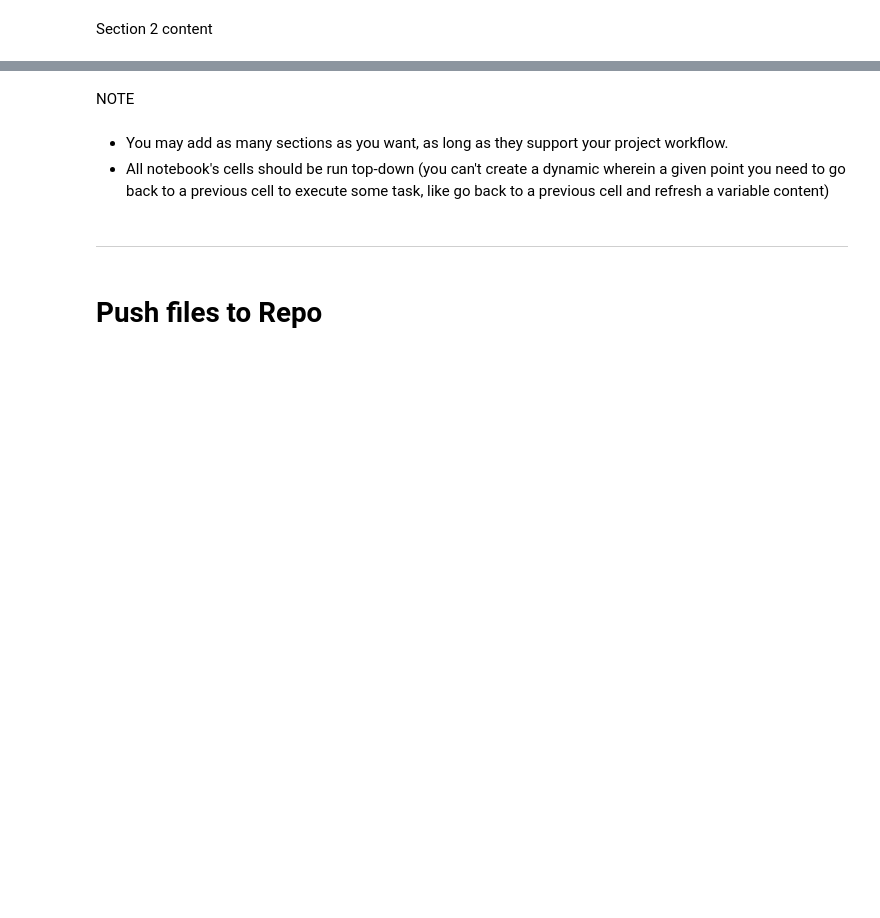
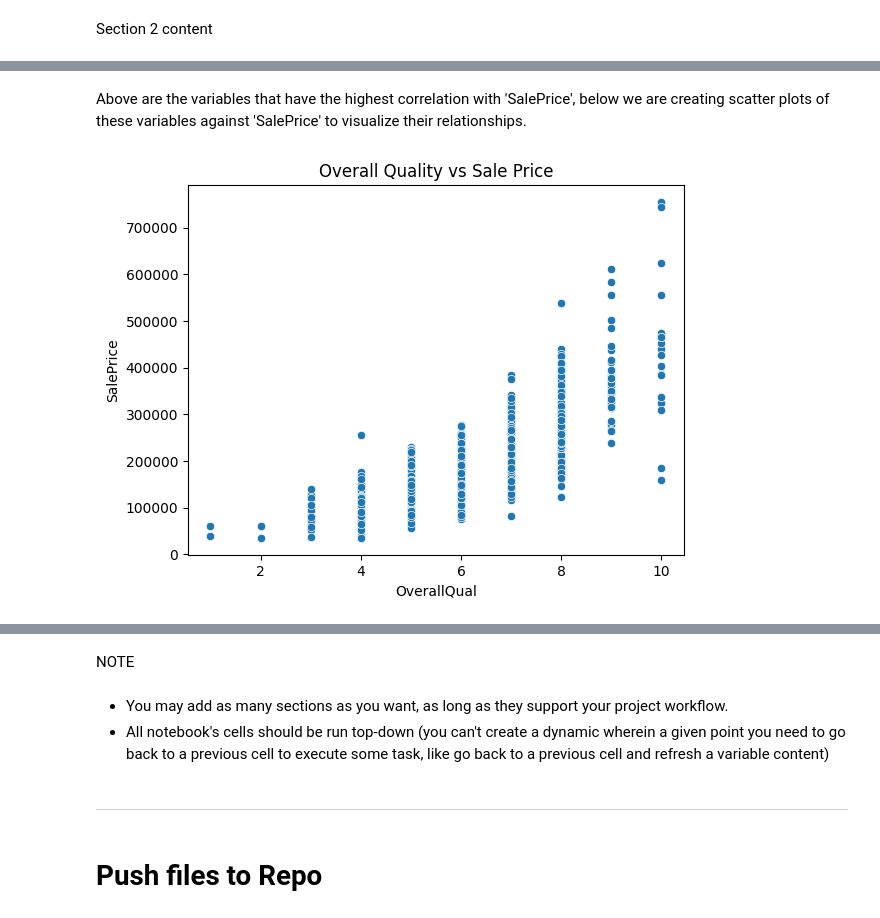
Before and after one commit to robinozer/housing, a Jupyter notebook: jupyter_notebooks/Notebook_Template 2.ipynb, the cells around one changed output, grey strips where cells are left out. Drawn from its saved outputs; the diff is of its cells as text; code cells hidden in the pictures; blank space fills up the shorter version.

```diff
--- a/jupyter_notebooks/Notebook_Template 2.ipynb
+++ b/jupyter_notebooks/Notebook_Template 2.ipynb
@@ -96,0 +183,8 @@ Section 2 content
+# %% [markdown]
+Above are the variables that have the highest correlation with 'SalePrice', below we are creating scatter plots of these variables against 'SalePrice' to visualize their relationships.
+# %%
+sns.scatterplot(x='OverallQual', y='SalePrice', data=records_df)
+plt.title("Overall Quality vs Sale Price")
+plt.show()
+# %% [output]
+[figure, added]
```
Also changed, not shown: parts of 21 cells of this notebook.
